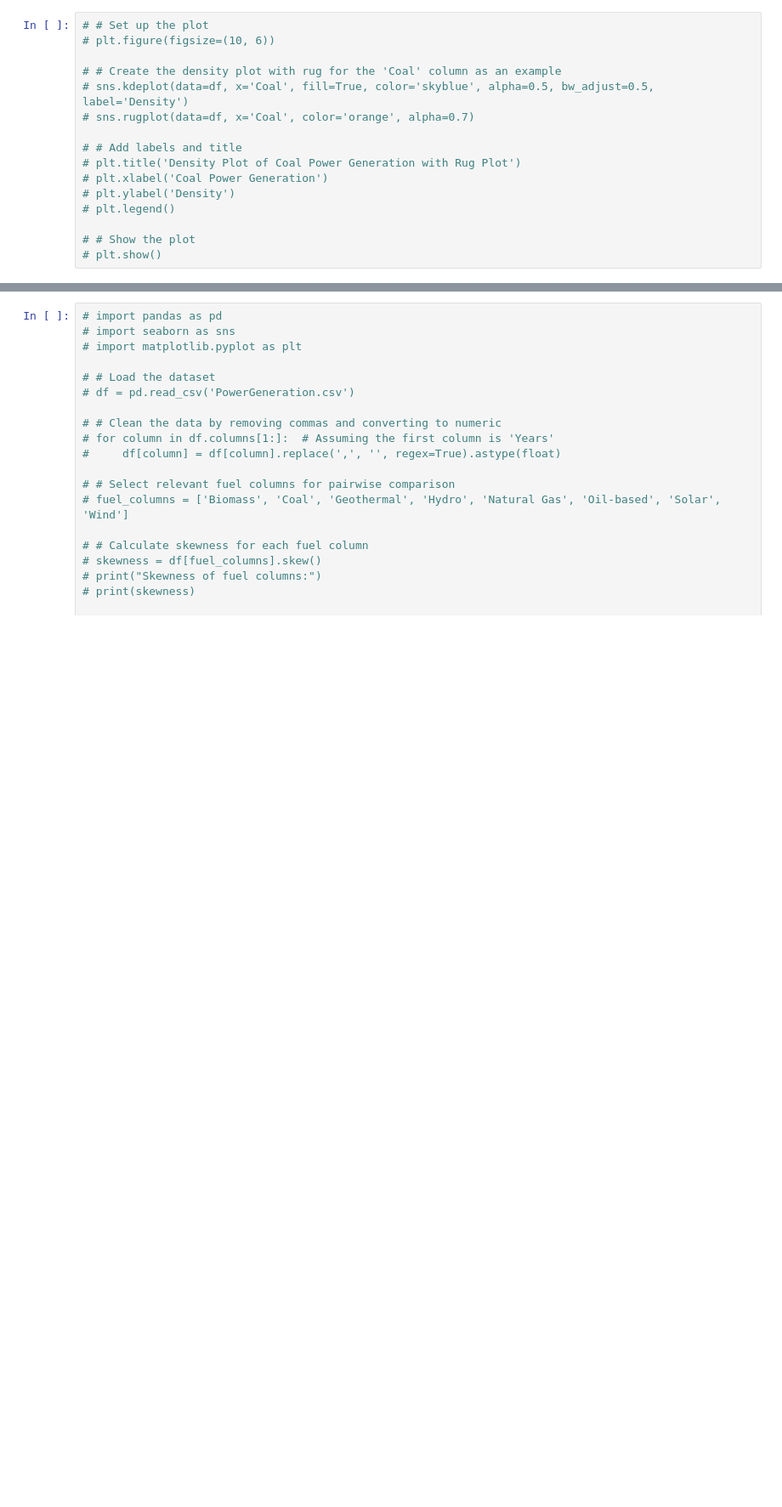
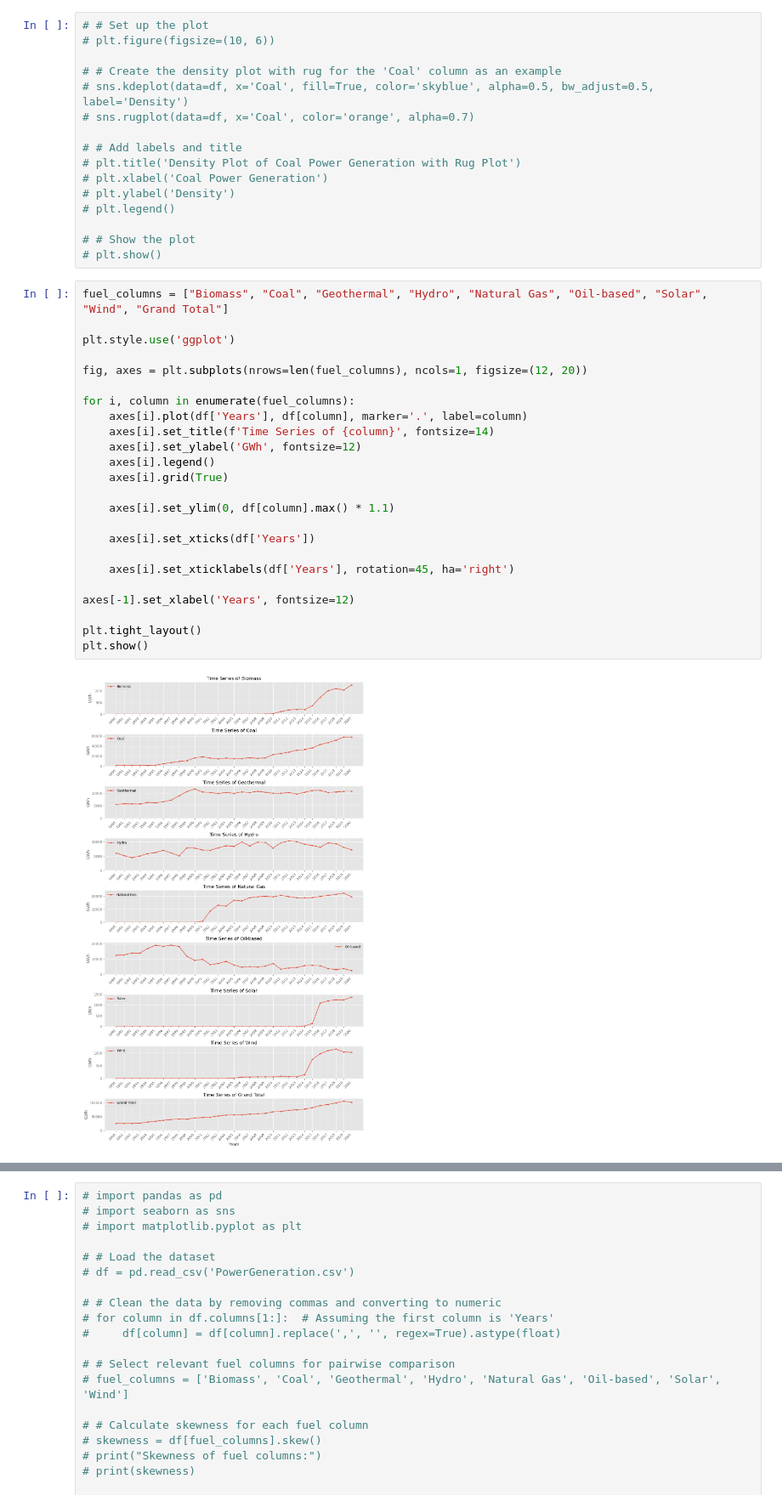
Before and after one commit to PTMAbellana/MidtermActivity, a Jupyter notebook: data_exploration.ipynb, the cells around one changed output, grey strips where cells are left out. Shown at 85% size. Saved outputs shown, nothing was run; the diff lists cells and outputs as text; blank space fills up the shorter version.

```diff
--- a/data_exploration.ipynb
+++ b/data_exploration.ipynb
@@ -166,3 +166,29 @@ plt.show()
 
 # # Show the plot
 # plt.show()
+# %%
+fuel_columns = ["Biomass", "Coal", "Geothermal", "Hydro", "Natural Gas", "Oil-based", "Solar", "Wind", "Grand Total"]
+
+plt.style.use('ggplot')
+
+fig, axes = plt.subplots(nrows=len(fuel_columns), ncols=1, figsize=(12, 20))
+
+for i, column in enumerate(fuel_columns):
+    axes[i].plot(df['Years'], df[column], marker='.', label=column)
+    axes[i].set_title(f'Time Series of {column}', fontsize=14)
+    axes[i].set_ylabel('GWh', fontsize=12)
+    axes[i].legend()
+    axes[i].grid(True)
+
+    axes[i].set_ylim(0, df[column].max() * 1.1)
+
+    axes[i].set_xticks(df['Years'])
+
+    axes[i].set_xticklabels(df['Years'], rotation=45, ha='right')
+
+axes[-1].set_xlabel('Years', fontsize=12)
+
+plt.tight_layout()
+plt.show()
+# %% [output]
+[figure, added]
```
Also changed, not shown: parts of 5 cells of this notebook.
